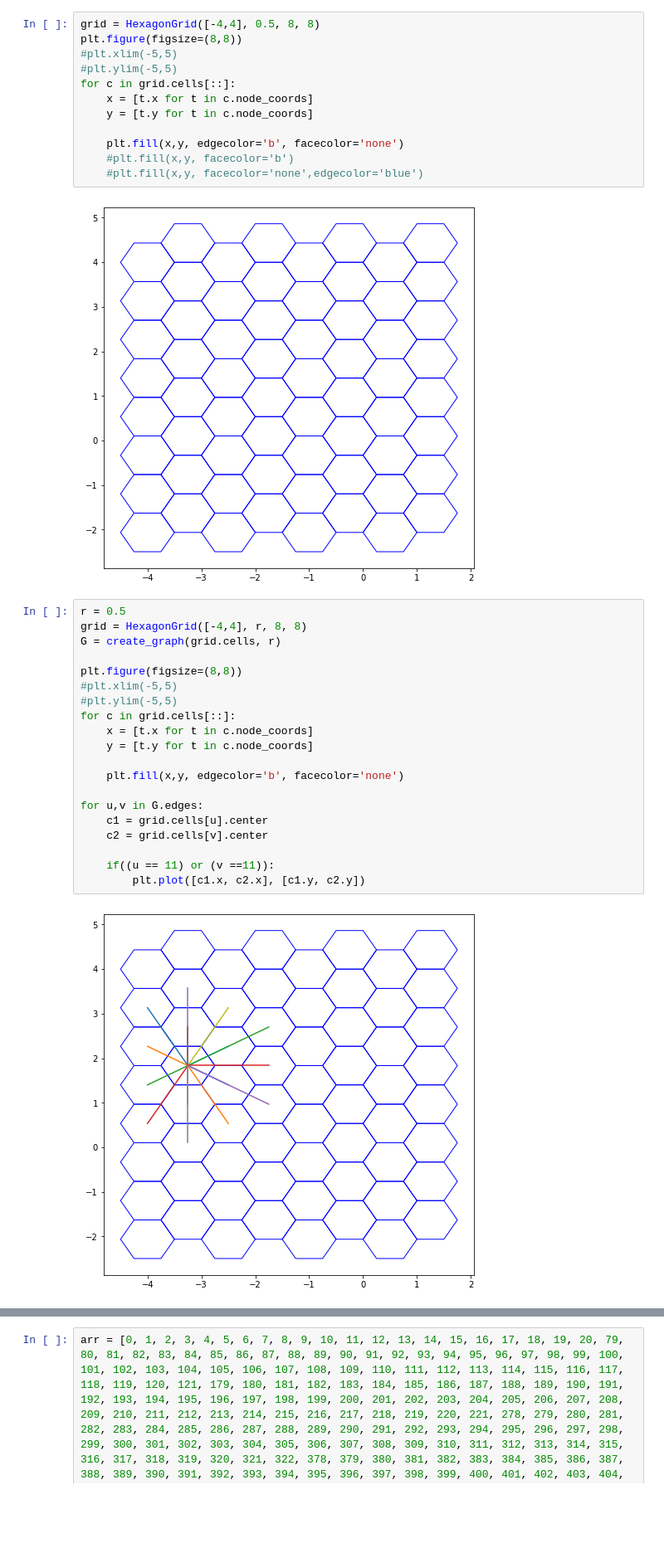
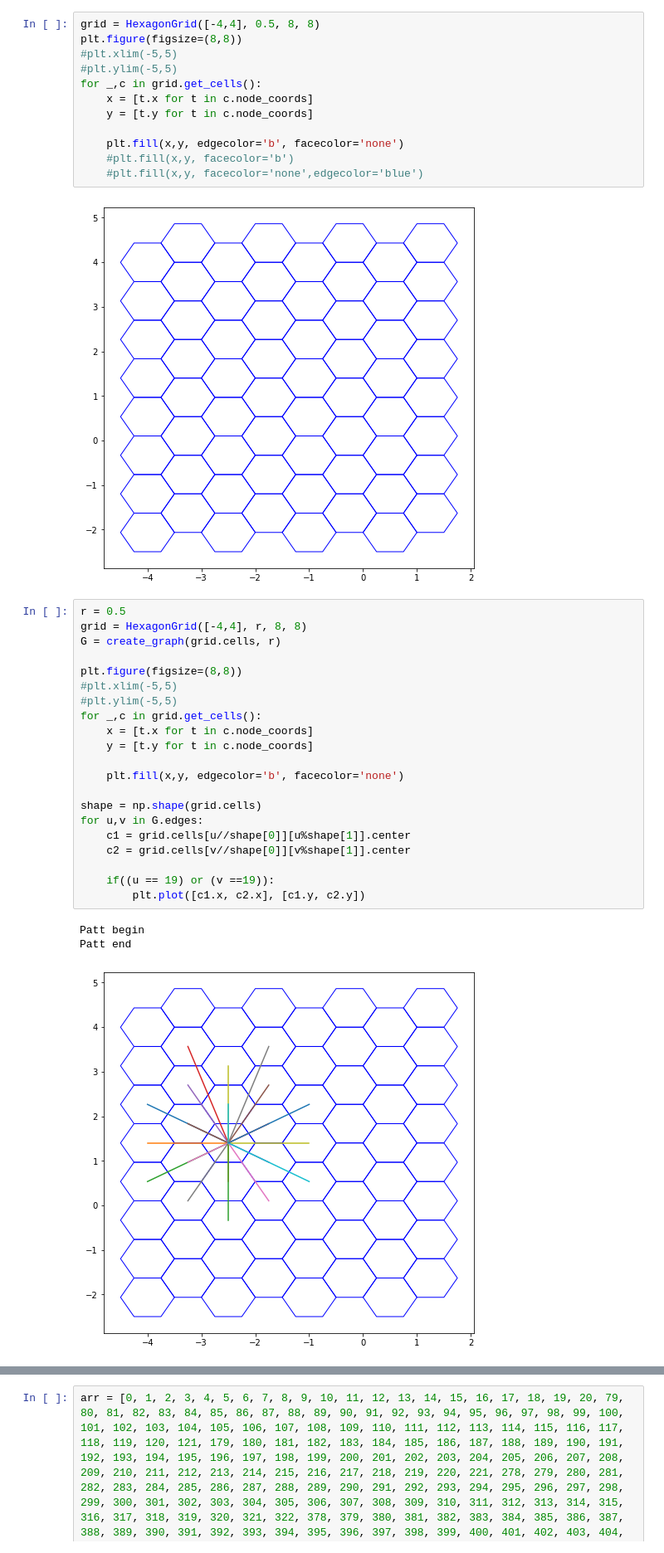
Before and after one commit to dczifra/plane_2coloring, a Jupyter notebook: scripts/plot.ipynb, the cells around one changed output, grey strips where cells are left out. Shown at 83% size. Saved outputs shown, nothing was run; the diff lists cells and outputs as text; blank space fills up the shorter version.

```diff
--- a/scripts/plot.ipynb
+++ b/scripts/plot.ipynb
@@ -74,7 +88,7 @@ grid = HexagonGrid([-4,4], 0.5, 8, 8)
 plt.figure(figsize=(8,8))
 #plt.xlim(-5,5)
 #plt.ylim(-5,5)
-for c in grid.cells[::]:
+for _,c in grid.get_cells():
     x = [t.x for t in c.node_coords]
     y = [t.y for t in c.node_coords]
 
@@ -86,22 +100,25 @@ for c in grid.cells[::]:
 # %%
 r = 0.5
 grid = HexagonGrid([-4,4], r, 8, 8)
 G = create_graph(grid.cells, r)
 
 plt.figure(figsize=(8,8))
 #plt.xlim(-5,5)
 #plt.ylim(-5,5)
-for c in grid.cells[::]:
+for _,c in grid.get_cells():
     x = [t.x for t in c.node_coords]
     y = [t.y for t in c.node_coords]
 
     plt.fill(x,y, edgecolor='b', facecolor='none')
 
+shape = np.shape(grid.cells)
 for u,v in G.edges:
-    c1 = grid.cells[u].center
-    c2 = grid.cells[v].center
+    c1 = grid.cells[u//shape[0]][u%shape[1]].center
+    c2 = grid.cells[v//shape[0]][v%shape[1]].center
 
-    if((u == 11) or (v ==11)):
+    if((u == 19) or (v ==19)):
         plt.plot([c1.x, c2.x], [c1.y, c2.y])
 # %% [output]
+Patt begin
+Patt end
-[figure, old version]
+[figure, new version]
```
Also changed, not shown: parts of 12 cells of this notebook, 5 other files.
